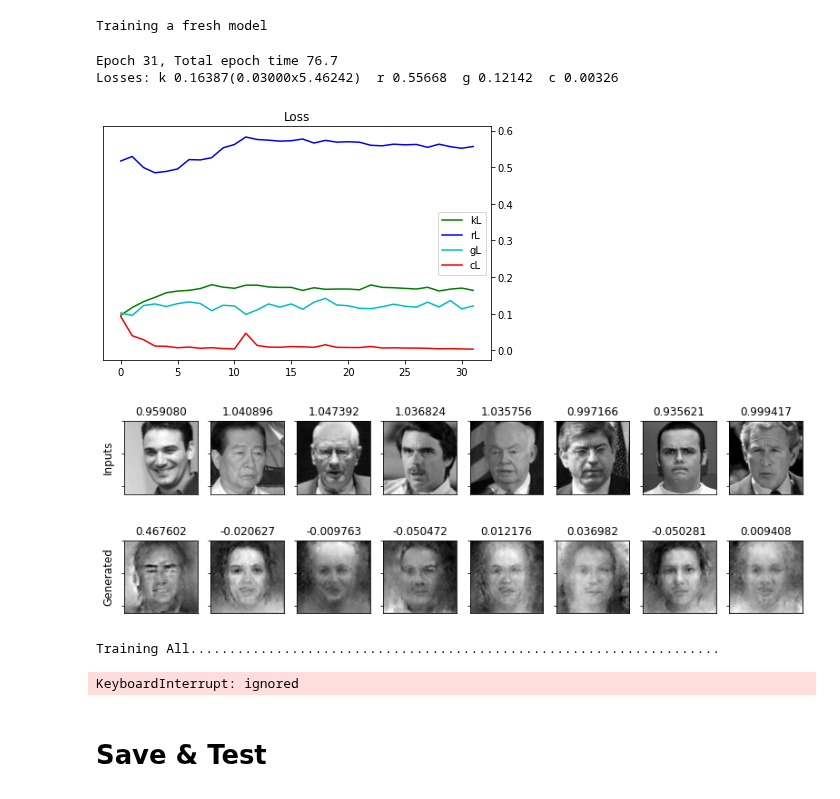
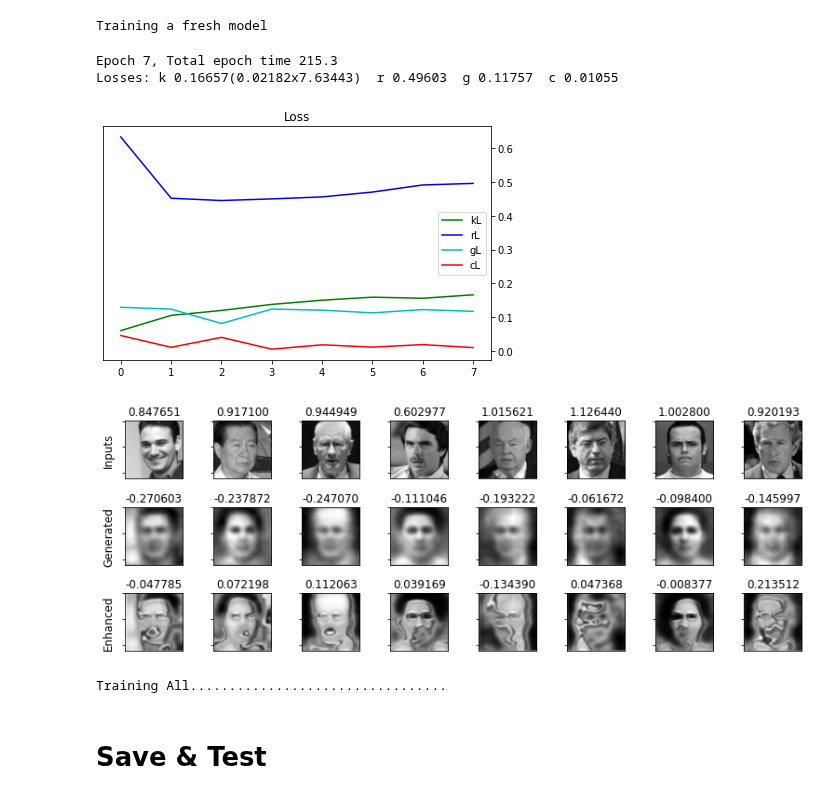
Before and after one commit to willtc111/StoicNet, a Jupyter notebook: Trainer.ipynb, the cells around one changed output. Cells and saved outputs as stored; diff of their text form; code cells hidden in the pictures.

Commit message:
Residual image enhancement is making chrome faces.  Needs fixing...

```diff
--- a/Trainer.ipynb
+++ b/Trainer.ipynb
@@ -377,10 +441,12 @@ def save_StoicNet(prefix, full=False):
     if full:
         encoder.save(path_to_save + "/encoder.h5")
         decoder.save(path_to_save + "/decoder.h5")
+        enhancer.save(path_to_save + "/enhancer.h5")
         critic.save(path_to_save + "/critic.h5")
     else:
         encoder.save_weights(path_to_save + "/encoder.h5")
         decoder.save_weights(path_to_save + "/decoder.h5")
+        enhancer.save_weights(path_to_save + "/enhancer.h5")
         critic.save_weights(path_to_save + "/critic.h5")
 
 
@@ -392,6 +458,8 @@ def load_StoicNet(prefix):
 
     encoder.load_weights(path_to_save + "/encoder.h5")
     decoder.load_weights(path_to_save + "/decoder.h5")
+    enhancer.load_weights(path_to_save + "/enhancer.h5")
+    critic.load_weights(path_to_save + "/critic.h5")
 # %%
 def save_images(epoch, test_input):
     imgs = decoder(test_input)
@@ -413,8 +481,9 @@ def display_novel_images():
         third = image_features['imageOther']
         test_input = np.array([first, second, third])
 
-        images = generatePrecise(encoder, decoder, test_input[0:3])
-        ims = np.concatenate((test_input[0:3], images), axis=0)
+        images = generateImg(encoder, decoder, test_input[0:3])
+        images_enhanced = enhancer(images)
+        ims = np.concatenate((test_input[0:3], images, images_enhanced), axis=0)
         assert not np.any(np.isnan(ims))
         fig, axes = plt.subplots(nrows=2, ncols=3, figsize=(6,4))
         for i in range(ims.shape[0]):
@@ -425,6 +494,7 @@ def display_novel_images():
             axes[r, c].xaxis.set_visible(False)
         axes[0,0].set_ylabel("Inputs", size='large')
         axes[1,0].set_ylabel("Generated", size='large')
+        axes[2,0].set_ylabel("Enhanced", size='large')
         fig.tight_layout()
         #plt.savefig('novel_outputs.png')
         plt.show()
@@ -432,9 +502,10 @@ def display_novel_images():
 
 def display_imgs_ratings(test_input, epoch=-1):
     images = generateImg(encoder, decoder, test_input[0:8])
-    ims = np.concatenate((test_input[0:8], images), axis=0)
+    images_enhanced = enhancer(images)
+    ims = np.concatenate((test_input[0:8], images, images_enhanced), axis=0)
     assert not np.any(np.isnan(ims))
-    fig, axes = plt.subplots(nrows=2, ncols=8, figsize=(11,4))
+    fig, axes = plt.subplots(nrows=3, ncols=8, figsize=(11,4))
     ratings = critic(ims)
     for i in range(ims.shape[0]):
         c = i % 8
@@ -445,6 +516,7 @@ def display_imgs_ratings(test_input, epoch=-1):
         axes[r, c].xaxis.set_visible(False)
     axes[0,0].set_ylabel("Inputs", size='large')
     axes[1,0].set_ylabel("Generated", size='large')
+    axes[2,0].set_ylabel("Enhanced", size='large')
     fig.tight_layout()
     if epoch >= 0:
         plt.savefig('gens_at_epoch_{:04d}.png'.format(epoch))
@@ -487,7 +559,7 @@ def display_feature_changes(epoch=None):
     for step_index in range(0, steps*2+1):
         print(".", end='')
         encoding = independent_feature_vectors[step_index]
-        imgs = decoder(encoding)
+        imgs = enhancer(decoder(encoding))
         assert not np.any(np.isnan(imgs))
         fig = plt.figure(figsize=(10,10))
         for i in range(imgs.shape[0]):
@@ -527,10 +599,12 @@ random_images_for_generation = [image_features['image'] for image_features in pa
 
 encOptimizer = tf.keras.optimizers.Adam(learning_rate=0.00005, beta_1=0.5)
 decOptimizer = tf.keras.optimizers.Adam(learning_rate=0.00005, beta_1=0.5)
+enhOptimizer = tf.keras.optimizers.Adam(learning_rate=0.00005, beta_1=0.5)
 crtOptimizer = tf.keras.optimizers.Adam(learning_rate=0.0001, beta_1=0.5)
 
 encoder = Encoder(latent_dim)
 decoder = Decoder(latent_dim)
+enhancer = Enhancer(num_filters=32)
 critic = Critic()
 # %%
 FRESH = True
@@ -576,15 +650,14 @@ for epoch in range(startEpoch, epochs):
     Wkl = min(max_Wkl, max_Wkl * (max(0, (epoch - Wkl_ramp_start)) / (Wkl_ramp_end - Wkl_ramp_start)))
     Wkl = tf.convert_to_tensor(Wkl, dtype=tf.float32)
 
-    batchCounter = 0
     for training_round in range(0, extra_critic_training_rounds):
         print("\nTraining Critic Round {}".format(training_round), end="")
-
+        batchCounter = 0
         for image_features in parsed_train:
             image_raw = image_features['image']
 
             compute_apply_gradients_critic_only(
-                encoder, decoder, critic,
+                encoder, decoder, enhancer, critic,
                 image_raw, crtOptimizer,
                 Wkl, Wrl, Wgl)
 
@@ -598,9 +671,9 @@ for epoch in range(startEpoch, epochs):
         image_raw = image_features['image']
 
         compute_apply_gradients(
-            encoder, decoder, critic,
+            encoder, decoder, enhancer, critic,
             image_raw,
-            encOptimizer, decOptimizer, crtOptimizer,
+            encOptimizer, decOptimizer, enhOptimizer, crtOptimizer,
             Wkl, Wrl, Wgl)
 
         batchCounter += 1
@@ -618,7 +691,7 @@ for epoch in range(startEpoch, epochs):
         image_raw = image_features['image']
 
         kl, rl, gl, cl = compute_ALL_loss(
-            encoder, decoder, critic,
+            encoder, decoder, enhancer, critic,
             image_raw)
 
         kloss(kl)
@@ -636,39 +709,38 @@ for epoch in range(startEpoch, epochs):
     gl = tf.math.multiply(gloss.result(), Wgl).numpy()
     cl = closs.result().numpy()
     ls = ls + [(kl, rl, gl, cl)]
 
     end_time = time.time()
 
     # Output
     display.clear_output(wait=False)
     print('Epoch {0}, Total epoch time {1:.1f}'.format(epoch, end_time-start_time))
     print('Losses: k {0:.5f}({1:.5f}x{2:.5f})  r {3:.5f}  g {4:.5f}  c {5:.5f}'.format(
             kl, Wkl, kl_base, rl, gl, cl))
     plot_ALL_loss(ls)
     display_imgs_ratings(random_images_for_generation)
     #save_images(epoch, random_vector_for_generation)
     #display_novel_images()
 
     # Save the model from time to time or if you get a new record (after sufficient training)
     if epoch > 20 and kl + rl + gl < bestLoss:
         bestLoss = kl + rl + gl
         save_StoicNet("TEMP_BEST_MODEL")
         print("*Saved new best*")
     if (epoch + 1) % 25 == 0:
         display_feature_changes(epoch+1)
         save_StoicNet("TEMP_SAVE")
     elif (epoch + 1) % 5 == 0:
         save_StoicNet("TEMP_SAVE")
 
     tf.keras.backend.clear_session()
     start_time = time.time()
 # %% [output]
-Epoch 31, Total epoch time 76.7
-Losses: k 0.16387(0.03000x5.46242)  r 0.55668  g 0.12142  c 0.00326
+Epoch 7, Total epoch time 215.3
+Losses: k 0.16657(0.02182x7.63443)  r 0.49603  g 0.11757  c 0.01055
-[figure, old version]
+[figure, new version]
-[figure, old version]
+[figure, new version]
-Training All....................................................................
+Training All.................................
-KeyboardInterrupt: ignored
 # %% [markdown]
 # Save & Test
 # %%
```
Also changed, not shown: parts of 2 cells of this notebook.
